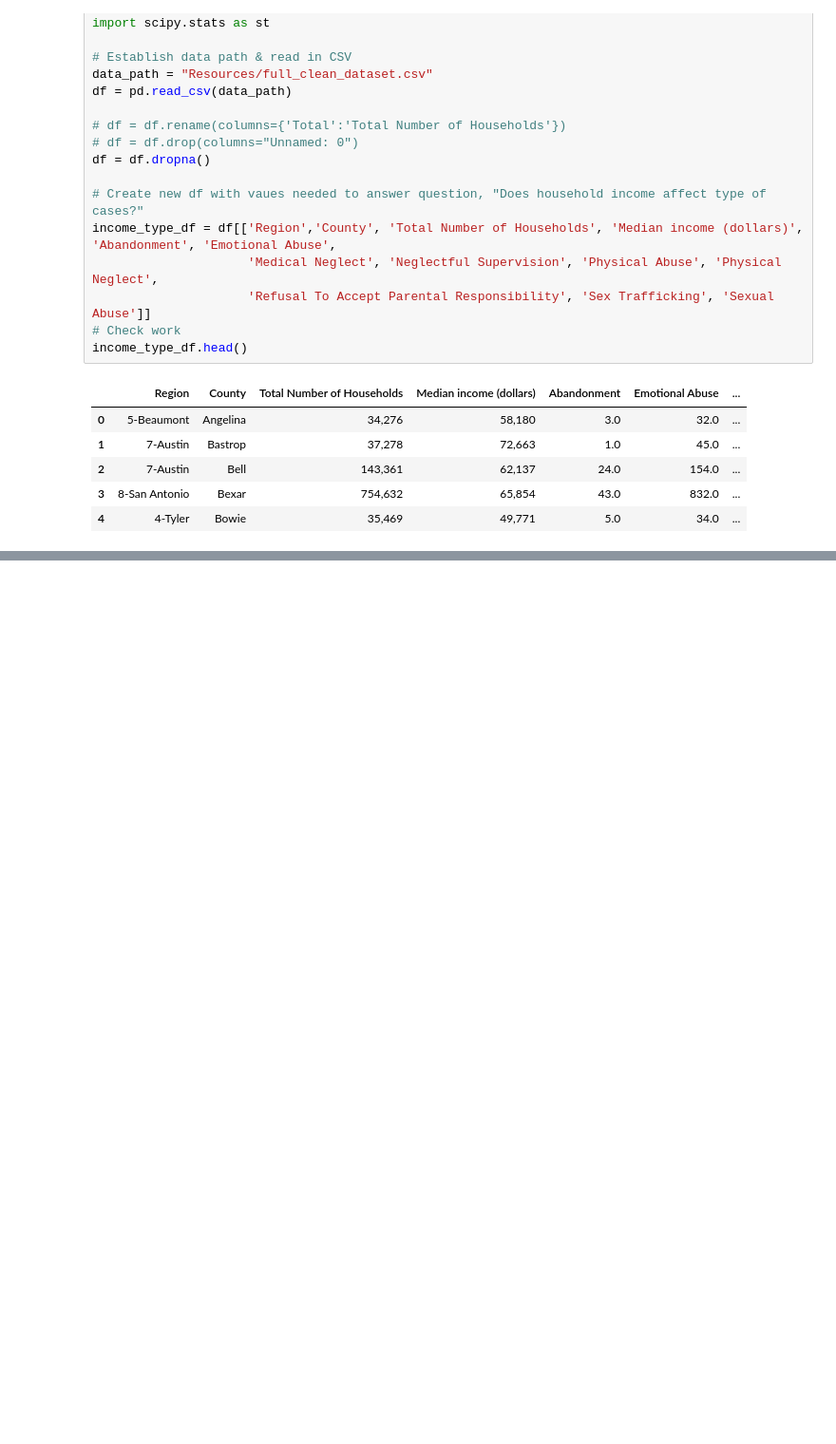
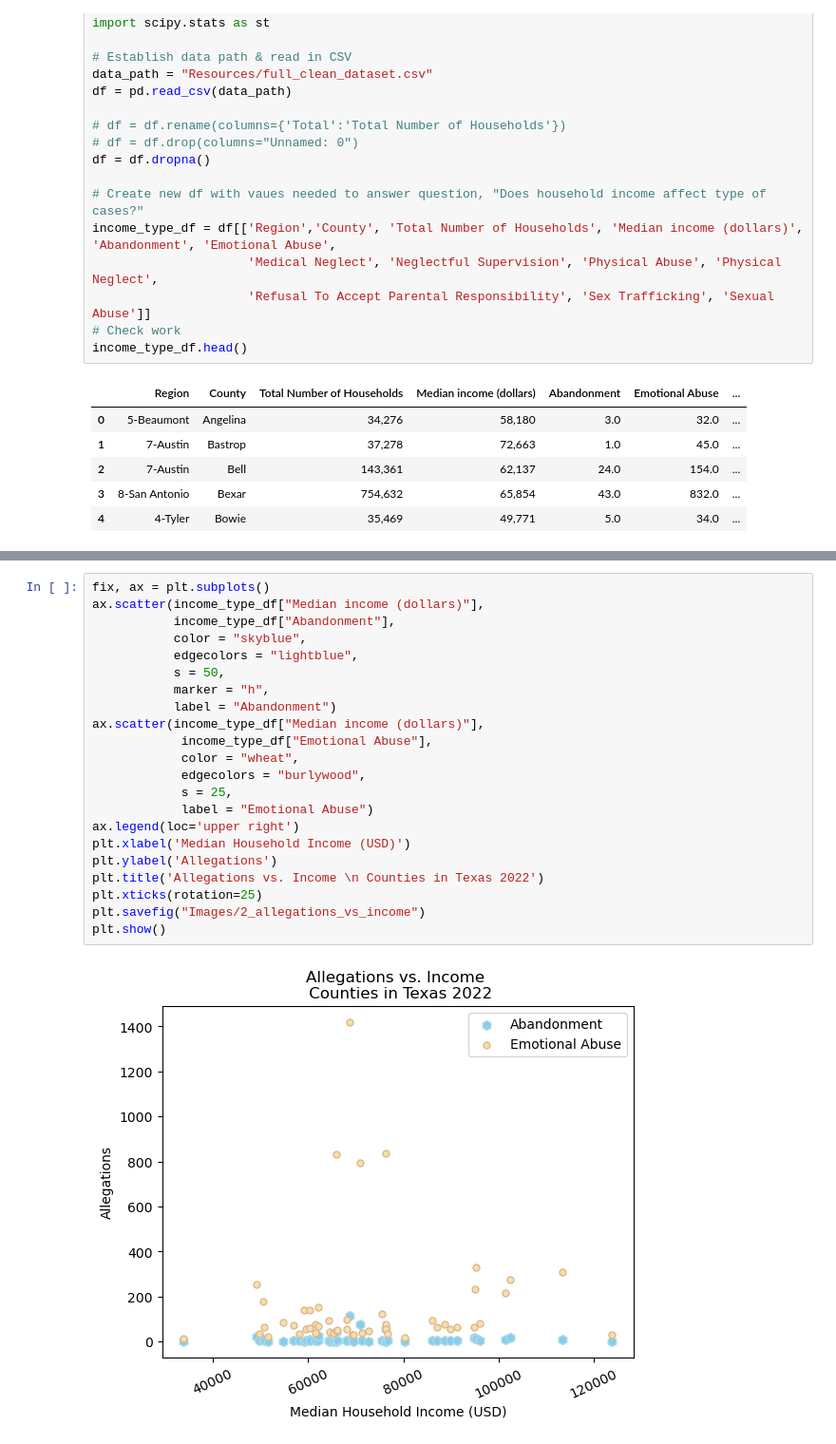
Before and after one commit to donutduck7/Python_HappyChildhood, a Jupyter notebook: Analysis.ipynb, the cells around one changed output, grey strips where cells are left out. Shown at 95% size. Saved outputs shown, nothing was run; the diff lists cells and outputs as text; blank space fills up the shorter version.

```diff
--- a/Analysis.ipynb
+++ b/Analysis.ipynb
@@ -150,0 +184,24 @@ TypeError: can only concatenate str (not "int") to str
+# %%
+fix, ax = plt.subplots()
+ax.scatter(income_type_df["Median income (dollars)"],
+           income_type_df["Abandonment"],
+           color = "skyblue",
+           edgecolors = "lightblue",
+           s = 50,
+           marker = "h",
+           label = "Abandonment")
+ax.scatter(income_type_df["Median income (dollars)"],
+            income_type_df["Emotional Abuse"],
+            color = "wheat",
+            edgecolors = "burlywood",
+            s = 25,
+            label = "Emotional Abuse")
+ax.legend(loc='upper right')
+plt.xlabel('Median Household Income (USD)')
+plt.ylabel('Allegations')
+plt.title('Allegations vs. Income \n Counties in Texas 2022')
+plt.xticks(rotation=25)
+plt.savefig("Images/2_allegations_vs_income")
+plt.show()
+# %% [output]
+[figure, added]
```
Also changed, not shown: parts of 6 cells of this notebook, 4 other files.
